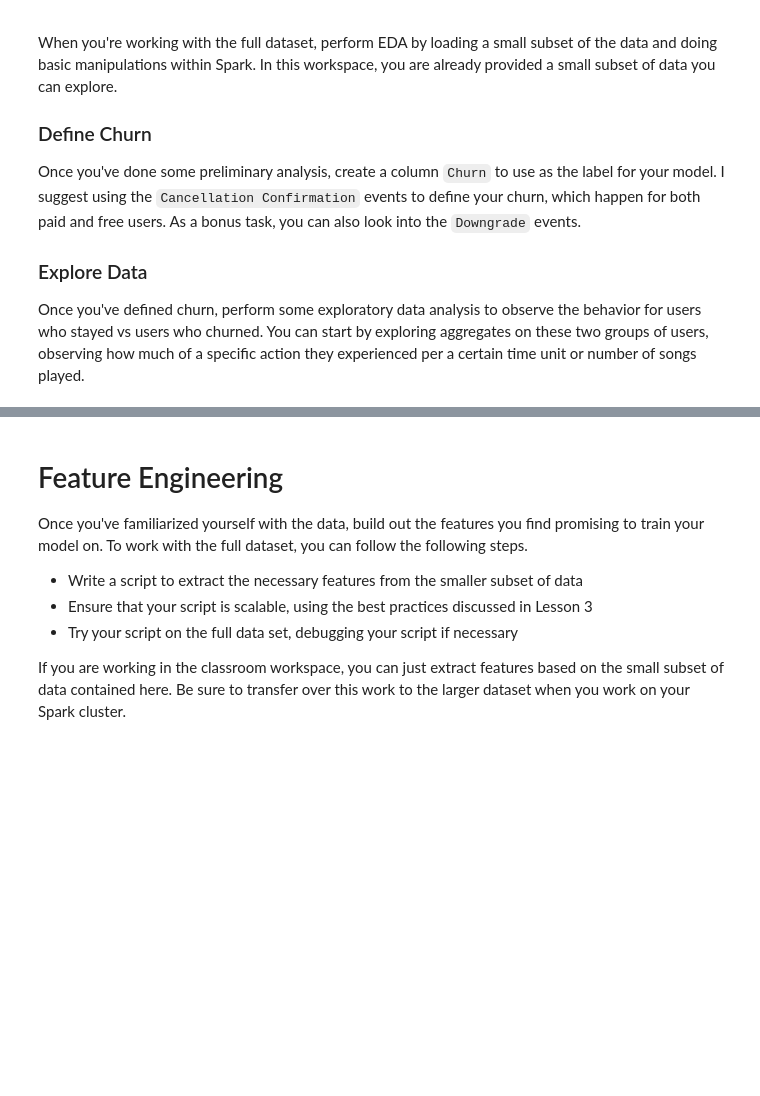
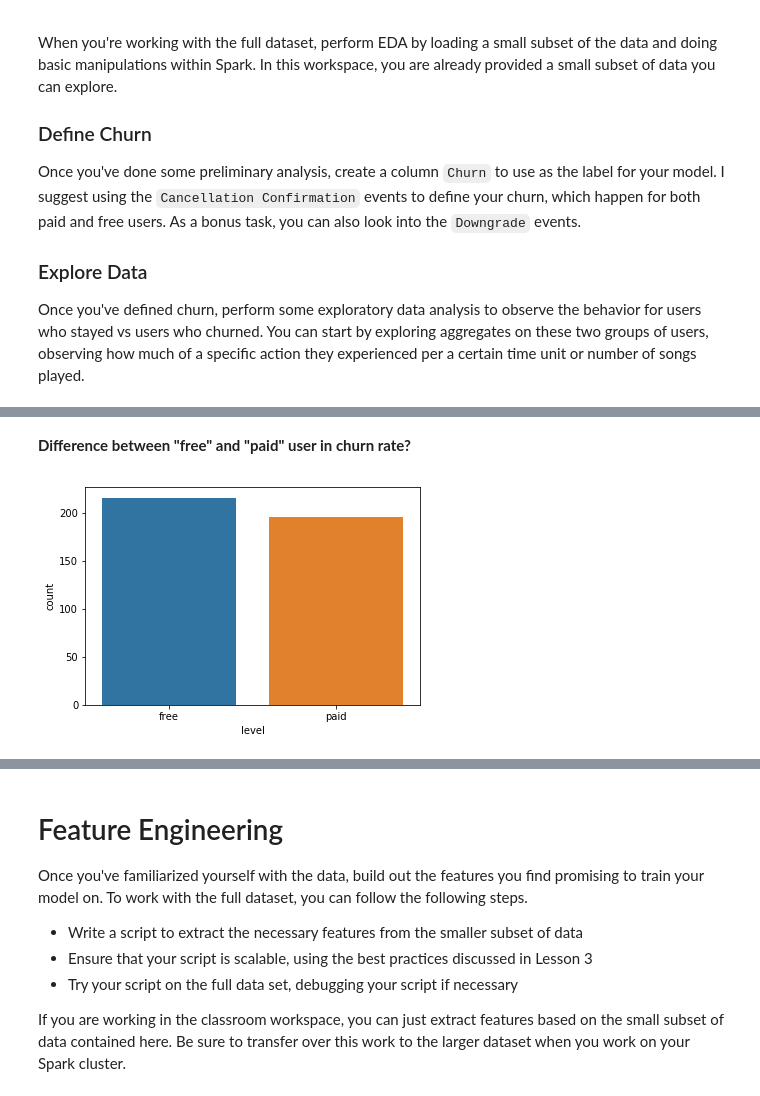
Before and after one commit to dhuy237/sparkify, a Jupyter notebook: Sparkify.ipynb, the cells around one changed output, grey strips where cells are left out. Cells and saved outputs as stored; diff of their text form; code cells hidden in the pictures; blank space fills up the shorter version.

```diff
--- a/Sparkify.ipynb
+++ b/Sparkify.ipynb
@@ -130,2 +232,0 @@ Number of null values in every columns in `df` and `df_artist` are similar, we c
-# %%
-df = df.where(F.col("artist").isNotNull())
@@ -169,3 +244,8 @@ Once you've done some preliminary analysis, create a column `Churn` to use as th
 
 ### Explore Data
 Once you've defined churn, perform some exploratory data analysis to observe the behavior for users who stayed vs users who churned. You can start by exploring aggregates on these two groups of users, observing how much of a specific action they experienced per a certain time unit or number of songs played.
+# %%
+df = df.withColumn(
+    "Churn",
+    F.when(F.col("page") == "Cancellation Confirmation", 1).otherwise(0)
+)
@@ -171,0 +282,3 @@ Once you've defined churn, perform some exploratory data analysis to observe the
+# %%
+window = Window.partitionBy("userId").orderBy("ts").rowsBetween(Window.unboundedPreceding, Window.currentRow)
+df = df.withColumn("num_of_churn", F.sum("Churn").over(window))
@@ -171,0 +314,9 @@ Once you've defined churn, perform some exploratory data analysis to observe the
+# %% [markdown]
+**Difference between "free" and "paid" user in churn rate?**
+# %%
+df_level = df.select("userId", 'level', 'Churn').distinct()
+# %%
+df_pd_level = df_level.select('level').toPandas()
+ax = sns.countplot(x='level', data=df_pd_level)
+# %% [output]
+[figure, added]
```
Also changed, not shown: parts of 61 cells of this notebook.
